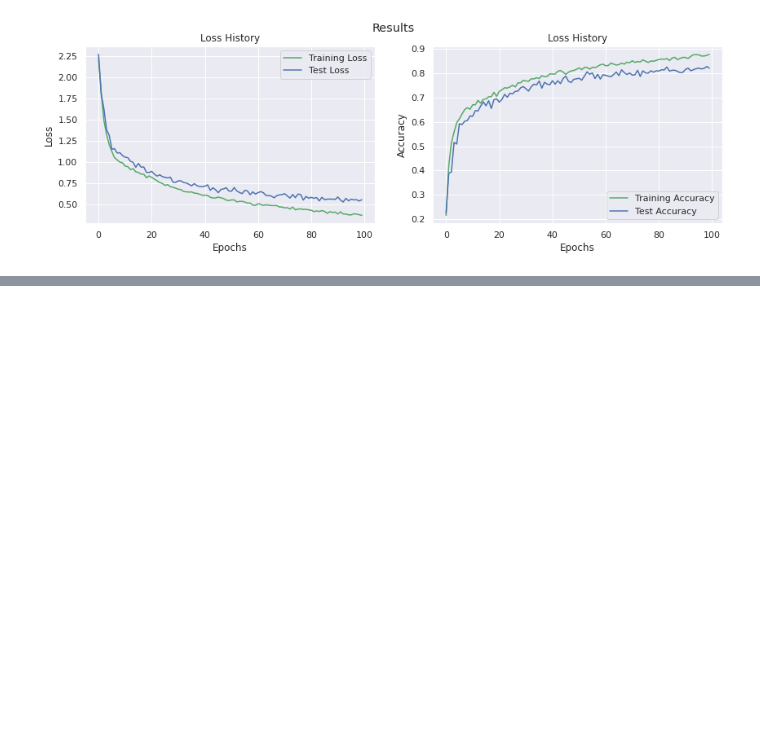
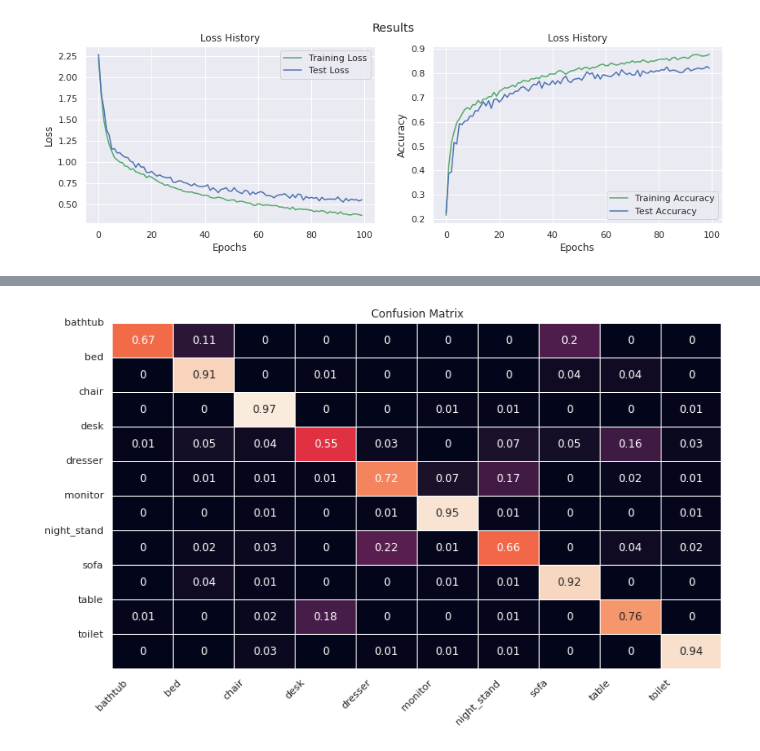
Before and after one commit to tabba98/neural-network, a Jupyter notebook: VoxNet.ipynb, the cells around one changed output, grey strips where cells are left out. Drawn from its saved outputs; the diff is of its cells as text; code cells hidden in the pictures; blank space fills up the shorter version.

```diff
--- a/VoxNet.ipynb
+++ b/VoxNet.ipynb
@@ -649,0 +682,4 @@ ax[1].legend()
+# %%
+trainer.generateConfusionMatrix()
+# %% [output]
+[figure, added]
```
Also changed, not shown: parts of 11 cells of this notebook.
